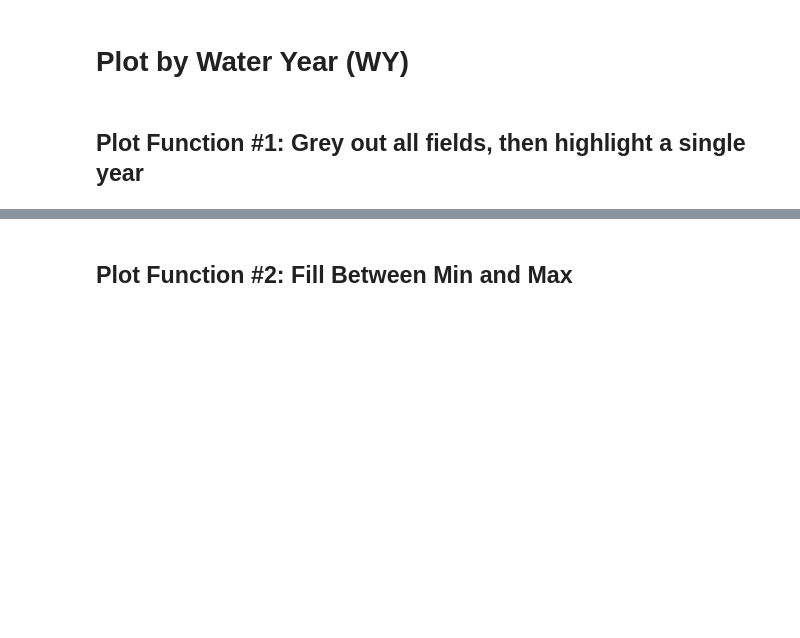
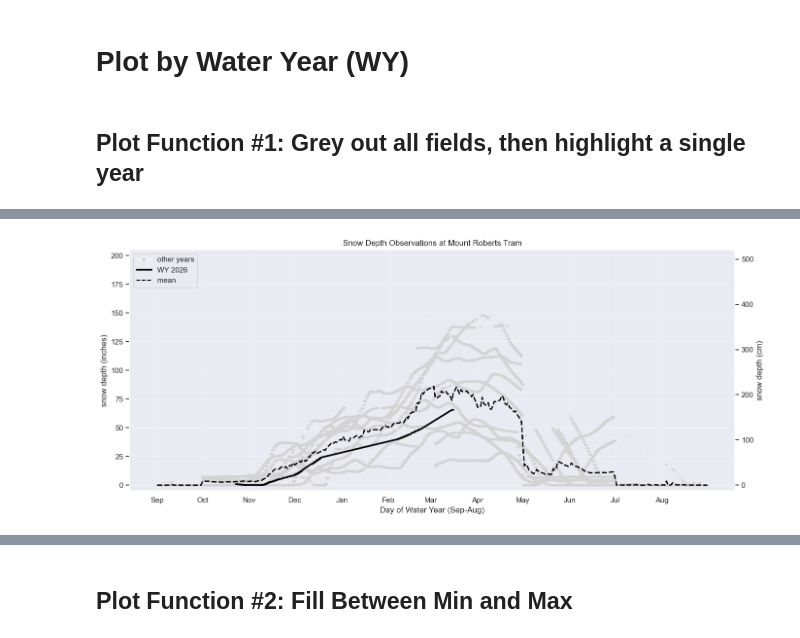
Before and after one commit to cassielumbrazo/snowdepth_teleconnections, a Jupyter notebook: 4_plot_by_wateryear_function.ipynb, the cells around one changed output, grey strips where cells are left out. Cells and saved outputs as stored; diff of their text form; code cells hidden in the pictures; blank space fills up the shorter version.

```diff
--- a/4_plot_by_wateryear_function.ipynb
+++ b/4_plot_by_wateryear_function.ipynb
@@ -423,0 +456,6 @@ plot_snowdepth_by_wateryear(df, depth_col='ppsa_smooth_001', highlight_wy=2026,
+# %%
+## Example calls:
+## 1) No title passed -> auto title from depth_col station code
+plot_snowdepth_by_wateryear(df, depth_col='tram_smooth_005', highlight_wy=2026, other_years_style='grey', other_years_alpha=0.2)
+# %% [output]
+[figure, added]
```
Also changed, not shown: parts of 8 cells of this notebook.
